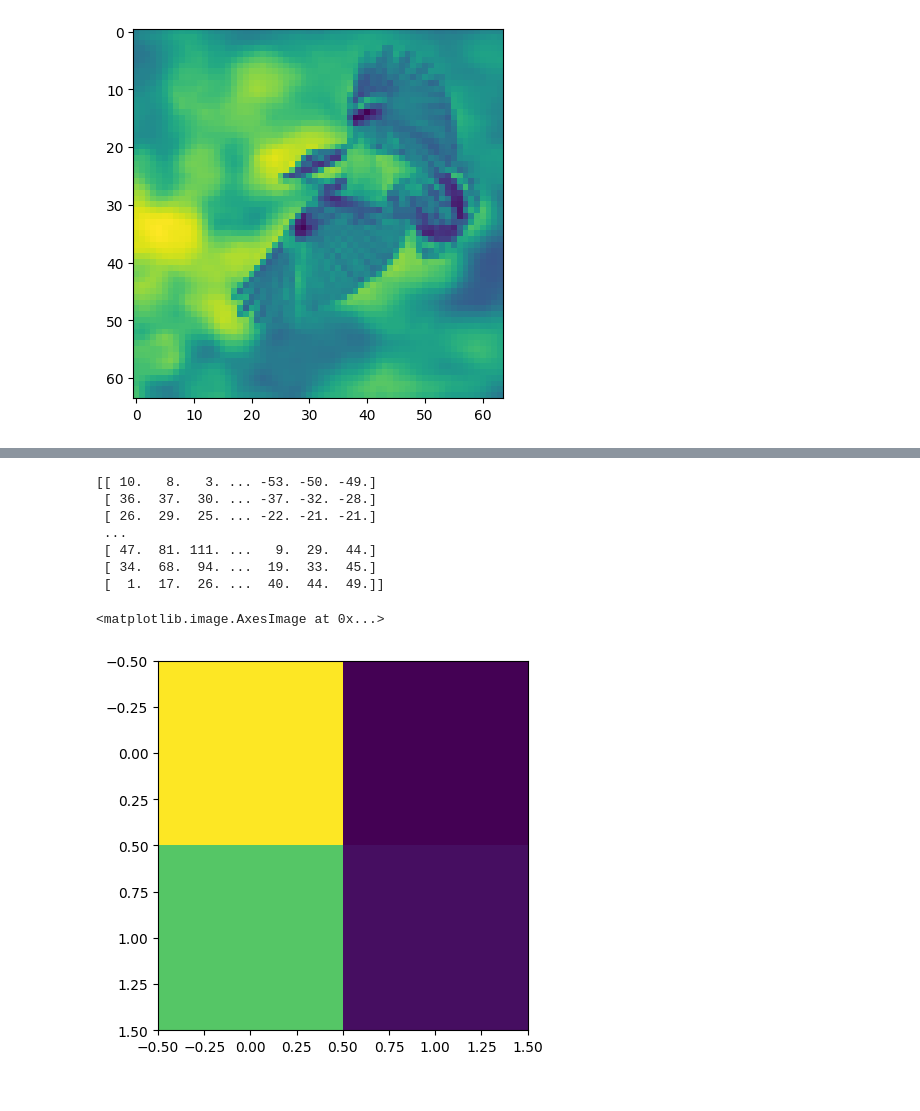
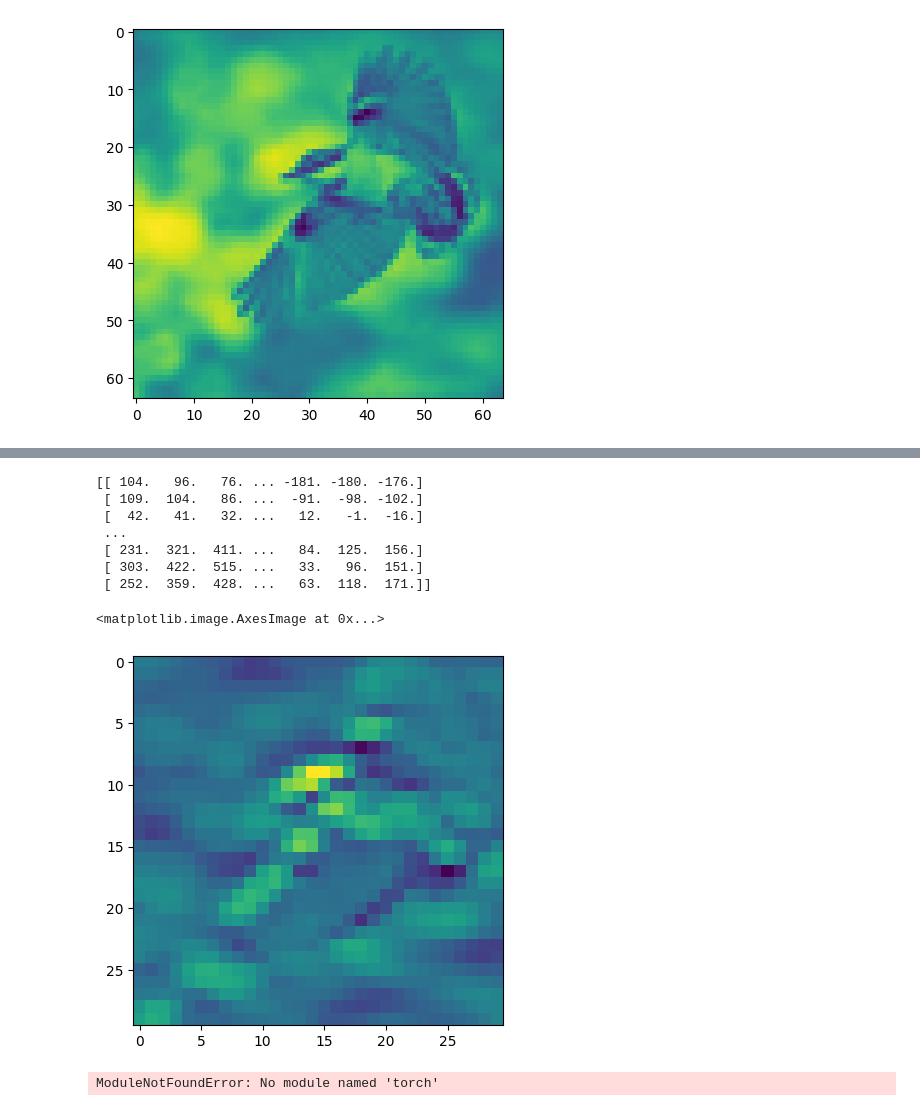
Before and after one commit to CiaraAMolloy/CNN_BIRD, a Jupyter notebook: Note.ipynb, the cells around one changed output, grey strips where cells are left out. Saved outputs shown, nothing was run; the diff lists cells and outputs as text; code cells hidden in the pictures.

Commit message:
figuring out dense layers

```diff
--- a/Note.ipynb
+++ b/Note.ipynb
@@ -63,40 +66,62 @@ print (ans)
 # %%
 print(ans)
 pool = 2#int(ans_xy/2)
 
-pooled=np.zeros((pool,pool))
+pooled=np.zeros((int(ans_xy/2),int(ans_xy/2)))
 #filter 2*2
 #2,2
 i=0
 j=0
 c=0
 k=0
-for i in range(pool):
-    for j in range(pool):
-        biggest = 0
 
-        row_start = i * pool
-        row_end = row_start + pool
-        col_start = j * pool
-        col_end = col_start + pool
+biggest=0
+for i in range(0,ans_xy,2) :
+    for j in range(0,ans_xy,2) :
 
-        for c in range(row_start, row_end):
-            for k in range(col_start, col_end):
-                #if ans[c][k] > biggest:
-                biggest += ans[c][k]
-
-        pooled[i][j] = biggest/k
-
-
-
+        biggest=ans[i][j]
+        if (biggest<ans[i+1][j]):
+            biggest=ans[i+1][j]
+        if(biggest<ans[i][j+1]):
+            biggest=ans[i][j+1]
+        if(biggest<ans[i+1][j+1]):
+            biggest=ans[i+1][j+1]
+        pooled[int(i/2)][int(j/2)]=biggest
 plt.imshow(pooled,interpolation='nearest')
 # %% [output]
-[[ 10.   8.   3. ... -53. -50. -49.]
- [ 36.  37.  30. ... -37. -32. -28.]
- [ 26.  29.  25. ... -22. -21. -21.]
+[[ 104.   96.   76. ... -181. -180. -176.]
+ [ 109.  104.   86. ...  -91.  -98. -102.]
+ [  42.   41.   32. ...   12.   -1.  -16.]
  ...
- [ 47.  81. 111. ...   9.  29.  44.]
- [ 34.  68.  94. ...  19.  33.  45.]
- [  1.  17.  26. ...  40.  44.  49.]]
+ [ 231.  321.  411. ...   84.  125.  156.]
+ [ 303.  422.  515. ...   33.   96.  151.]
+ [ 252.  359.  428. ...   63.  118.  171.]]
 <matplotlib.image.AxesImage at 0x...>
-[figure, old version]
+[figure, new version]
+# %%
+import
+
+class Dense:
+    def __init__(self, n_units, input_shape=None):
+        self.n_units = n_units
+        self.input_shape = input_shape
+        self.W = None
+        self.b = None
+        self.layer_input = None
+
+limit = 1 / sqrt(input_dim)
+# coz we need to maintain variance accross all the layers.
+def initialize(self):
+    dim = self.input_shape[0]
+    limit = 1 / np.sqrt(dim)
+    W_np = np.random.uniform(-limit, limit, (dim, self.n_units))
+    b_np = np.zeros((self.n_units,))
+    self.W = torch.tensor(W_np, dtype=torch.float32, requires_grad=True)
+    self.b = torch.tensor(b_np, dtype=torch.float32, requires_grad=True)
+
+def forward_pass(self, X):
+    X = torch.as_tensor(X, dtype=torch.float32)
+    self.layer_input = X
+    return X @ self.W + self.b
+# %% [output]
+ModuleNotFoundError: No module named 'torch'
```
Also changed, not shown: parts of 1 cell of this notebook.
